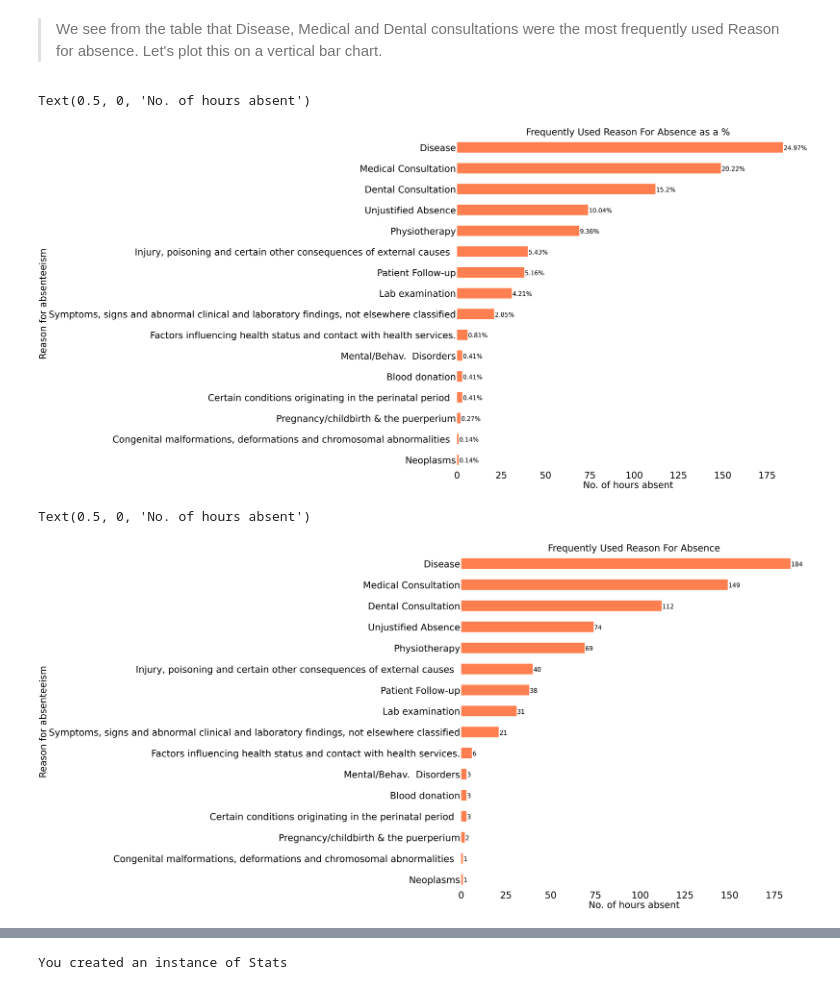
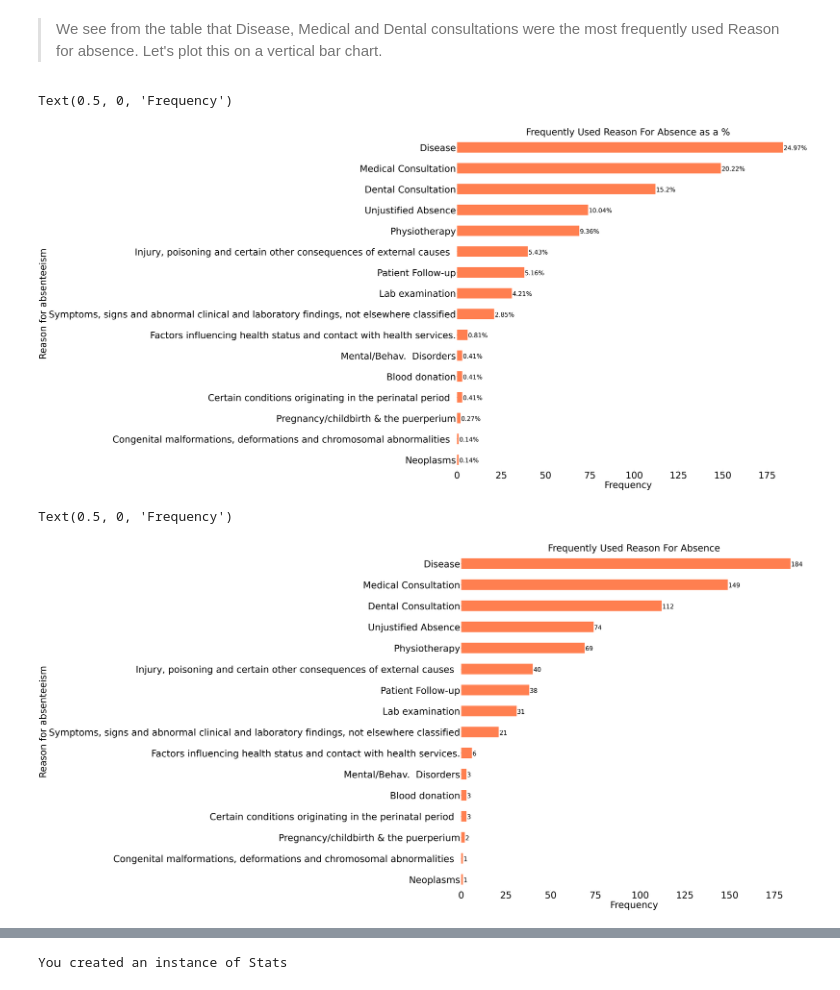
Before and after one commit to jentche/Emmanuel_Python_Lessons, a Jupyter notebook: Final Project/Absenteeism at work.ipynb, the cells around one changed output, grey strips where cells are left out. Saved outputs shown, nothing was run; the diff lists cells and outputs as text; code cells hidden in the pictures.

```diff
--- a/Final Project/Absenteeism at work.ipynb
+++ b/Final Project/Absenteeism at work.ipynb
@@ -302,36 +320,36 @@ ax.set_title("Frequently Used Reason For Absence as a %", fontsize = 60)
 # create a list to collect the plt.patches data
 totals =[]
 
 # find the values and append to list
 for i in ax.patches:
     totals.append(i.get_width())
 
 # set individual bar labels using the above list
     total = sum(totals)
 
 # set individual bar labels using the above list
 for i in ax.patches:
 
 # get_width pulls left or right; get_y pushes up or down
     ax.text(i.get_width() + 0.3, i.get_y() + 0.38,
             str(round((i.get_width()/total) * 100, 2)) + "%",
             fontsize= 40, color="black")
 
 # invert for largest on top
 ax.invert_yaxis()
 
 # remove axes splines
 for s in ["top", "bottom", "left", "right"]:
     ax.spines[s].set_visible(False)
 
 #data["Reason"].value_counts().plot(kind="barh", figsize = (40, 40), stacked = True)
 
 # add labels for x and y axis
 plt.ylabel("Reason for absenteeism", fontsize = 60)
-plt.xlabel("No. of hours absent", fontsize = 60)
+plt.xlabel("Frequency", fontsize = 60)
 # %% [output]
-Text(0.5, 0, 'No. of hours absent')
+Text(0.5, 0, 'Frequency')
-[figure, old version]
+[figure, new version]
 # %%
 # Instead of percentages, let's plot the actual frequency of Reason for absence.
 
@@ -361,7 +379,7 @@ for s in ["top", "bottom", "left", "right"]:
 
 # add labels for x and y axis
 plt.ylabel("Reason for absenteeism", fontsize = 60)
-plt.xlabel("No. of hours absent", fontsize = 60)
+plt.xlabel("Frequency", fontsize = 60)
 # %% [output]
-Text(0.5, 0, 'No. of hours absent')
+Text(0.5, 0, 'Frequency')
-[figure, old version]
+[figure, new version]
```
Also changed, not shown: parts of 39 cells of this notebook.
